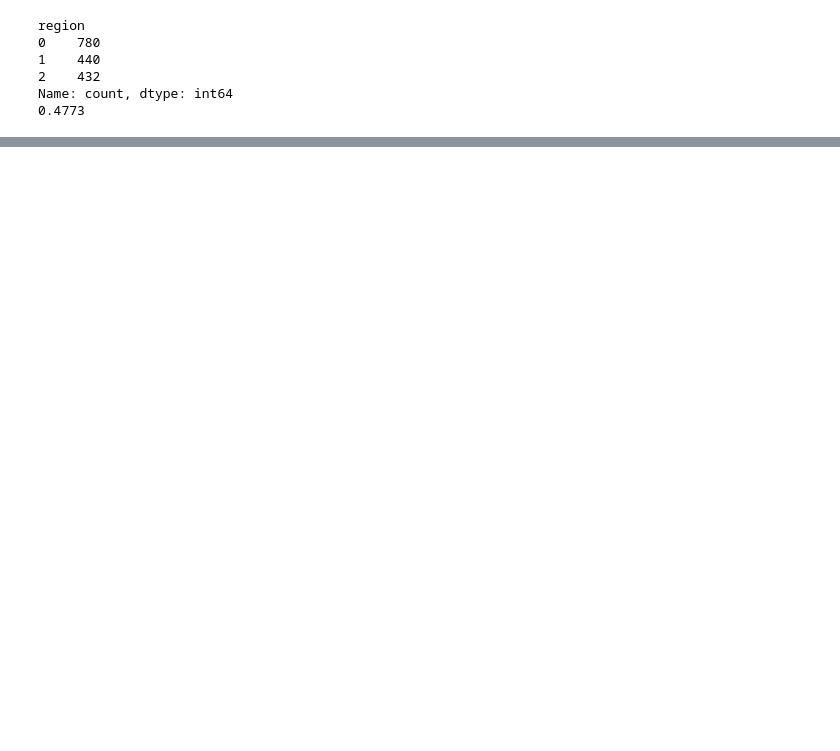
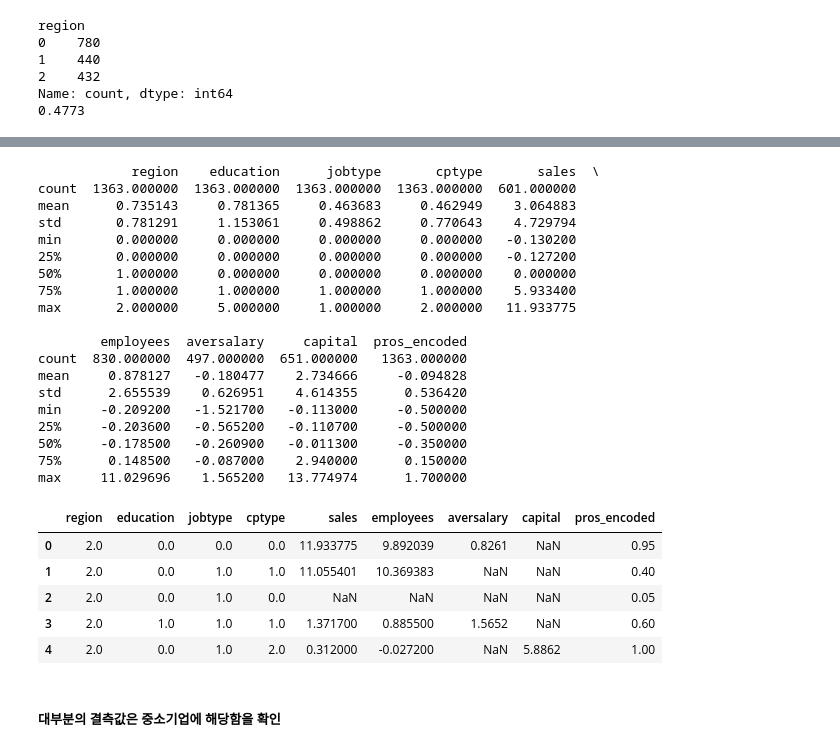
Before and after one commit to RGB234/----------, a Jupyter notebook: prediction.ipynb, the cells around one changed output, grey strips where cells are left out. Drawn from its saved outputs; the diff is of its cells as text; code cells hidden in the pictures; blank space fills up the shorter version.

```diff
--- a/prediction.ipynb
+++ b/prediction.ipynb
@@ -145,0 +231,42 @@ nan 값 그대로 둔 채 xgboost 로 학습 & 점수 확인
+# %%
+# df = pd.read_csv('data.csv', encoding='utf-8-sig', index_col=0)
+nan_rows = df.isna().any(axis=1)
+df_nan = pd.DataFrame(columns=df.columns)
+
+for i in range(len(nan_rows)):
+    if nan_rows[i]:
+        row = df.iloc[i]  # NaN 값을 포함하는 행 선택
+        df_nan = pd.concat([df_nan, pd.DataFrame([row], columns=df.columns)], ignore_index=True)
+
+
+print(df_nan.describe())
+
+df_nan.head()
+# %% [output]
+            region    education      jobtype       cptype       sales  \
+count  1363.000000  1363.000000  1363.000000  1363.000000  601.000000
+mean      0.735143     0.781365     0.463683     0.462949    3.064883
+std       0.781291     1.153061     0.498862     0.770643    4.729794
+min       0.000000     0.000000     0.000000     0.000000   -0.130200
+25%       0.000000     0.000000     0.000000     0.000000   -0.127200
+50%       1.000000     0.000000     0.000000     0.000000    0.000000
+75%       1.000000     1.000000     1.000000     1.000000    5.933400
+max       2.000000     5.000000     1.000000     2.000000   11.933775
+
+        employees  aversalary     capital  pros_encoded
+count  830.000000  497.000000  651.000000   1363.000000
+mean     0.878127   -0.180477    2.734666     -0.094828
+std      2.655539    0.626951    4.614355      0.536420
+min     -0.209200   -1.521700   -0.113000     -0.500000
+25%     -0.203600   -0.565200   -0.110700     -0.500000
+50%     -0.178500   -0.260900   -0.011300     -0.350000
+75%      0.148500   -0.087000    2.940000      0.150000
+max     11.029696    1.565200   13.774974      1.700000
+|  | region | education | jobtype | cptype | sales | employees | aversalary | capital | pros_encoded |
+| 0 | 2.0 | 0.0 | 0.0 | 0.0 | 11.933775 | 9.892039 | 0.8261 | NaN | 0.95 |
+| 1 | 2.0 | 0.0 | 1.0 | 1.0 | 11.055401 | 10.369383 | NaN | NaN | 0.40 |
+| 2 | 2.0 | 0.0 | 1.0 | 0.0 | NaN | NaN | NaN | NaN | 0.05 |
+| 3 | 2.0 | 1.0 | 1.0 | 1.0 | 1.371700 | 0.885500 | 1.5652 | NaN | 0.60 |
+| 4 | 2.0 | 0.0 | 1.0 | 2.0 | 0.312000 | -0.027200 | NaN | 5.8862 | 1.00 |
+# %% [markdown]
+<h5> 대부분의 결측값은 중소기업에 해당함을 확인 </h5>
```
Also changed, not shown: parts of 17 cells of this notebook, 3 other files.
